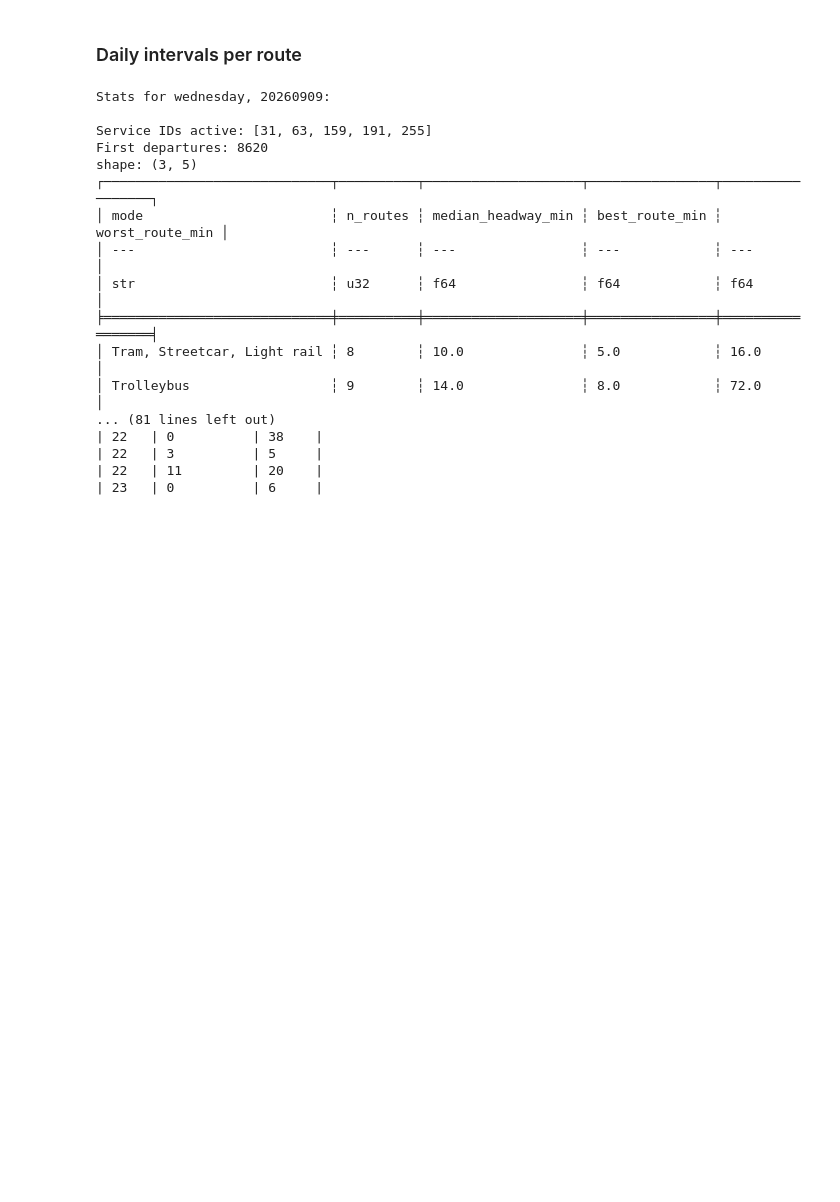
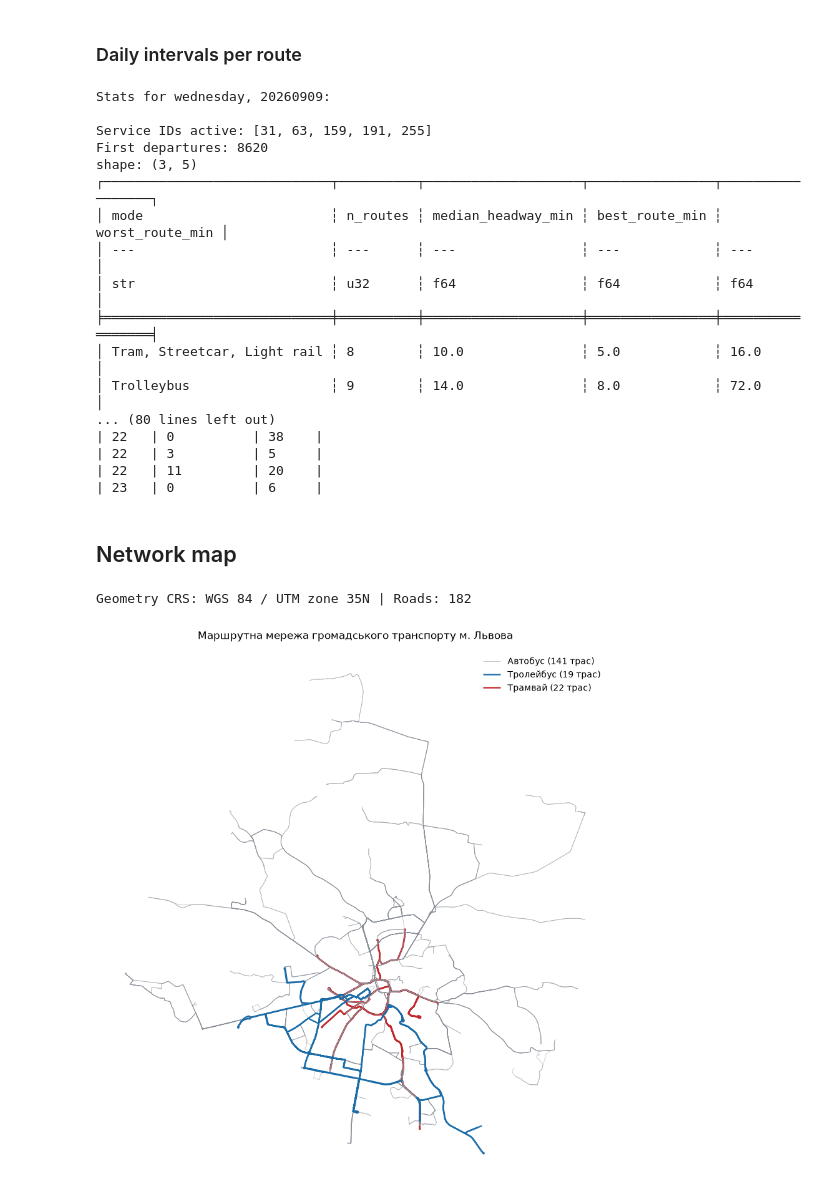
Before and after one commit to rojikaru/route-optimization, a Jupyter notebook: notebooks/research.ipynb, the cells around one changed output. Drawn from its saved outputs; the diff is of its cells as text; code cells hidden in the pictures; blank space fills up the shorter version.

Commit message:
feat(research): station graph

```diff
--- a/notebooks/research.ipynb
+++ b/notebooks/research.ipynb
@@ -21,6 +20,12 @@ Note: you may need to restart the kernel to use updated packages.
 ## Constants
 # %%
 from pathlib import Path
+import geopandas as gpd
+from shapely.geometry import LineString, Point
+import matplotlib.pyplot as plt
+import networkx as nx
+from scipy.cluster.hierarchy import fcluster, linkage
+from scipy.spatial.distance import pdist
 
 FOLDER_PATH = Path("../static")
 DELIMITER = "-" * 20
@@ -40,6 +45,8 @@ GTFS_ROUTE_TYPES = {
     "11": "Trolleybus",
     "12": "Monorail",
 }
+MODE_COLORS = {0: "#C1272D", 11: "#1B6CA8", 3: "#8A8F98"}
+MODE_NAMES_UA = {0: "Трамвай", 11: "Тролейбус", 3: "Автобус"}
 
 
 def partial_gtfs_route_types(route_types: list[str]) -> dict[str, str]:
@@ -58,6 +65,9 @@ DAYS_INDICES = {
     "saturday": 5,
     "sunday": 6,
 }
+
+OUT = Path("out")
+OUT.mkdir(exist_ok=True)
 # %% [markdown]
 ## GTFS datasets samples
 # %%
@@ -581,9 +591,11 @@ def route_intervals_per_day(day_of_week: str, date_in_feed_range: int) -> pl.Dat
                 "best_route_min",
                 "worst_route_min",
             ]
-        )
+        ),
+        end="\n\n",
     )
-    print("\nTop 10 routes by median headway:")
+
+    print("Top 10 routes by median headway:")
     print(by_route.head(10))
     print(DELIMITER, end="\n\n")
 
@@ -596,7 +608,7 @@ def route_intervals_per_day(day_of_week: str, date_in_feed_range: int) -> pl.Dat
     with pl.Config(tbl_formatting="MARKDOWN") as cfg:
         cfg.set_tbl_cols(-1)
         cfg.set_tbl_rows(-1)
-        print("\nHourly trip counts:")
+        print("Hourly trip counts:")
         print(hourly)
 
     return by_route
@@ -616,8 +628,58 @@ shape: (3, 5)
 ╞═════════════════════════════╪══════════╪════════════════════╪════════════════╪═════════════════╡
 │ Tram, Streetcar, Light rail ┆ 8        ┆ 10.0               ┆ 5.0            ┆ 16.0            │
 │ Trolleybus                  ┆ 9        ┆ 14.0               ┆ 8.0            ┆ 72.0            │
-... (81 lines left out)
+... (80 lines left out)
 | 22   | 0          | 38    |
 | 22   | 3          | 5     |
 | 22   | 11         | 20    |
 | 23   | 0          | 6     |
+# %% [markdown]
+## Network map
+# %%
+shapes_df = dataframes["shapes"]
+
+# shape_id -> route_type (via trips; one shape may belong to only one route)
+shape_to_type = (
+    trips_df.join(routes_df, on="route_id", how="left")
+    .select(["shape_id", "route_type"])
+    .unique(subset=["shape_id"])
+)
+
+lines = (
+    shapes_df.sort(["shape_id", "shape_pt_sequence"])
+    .group_by("shape_id", maintain_order=True)
+    .agg([pl.col("shape_pt_lon"), pl.col("shape_pt_lat")])
+    .join(shape_to_type, on="shape_id", how="inner")
+)
+
+gdf = gpd.GeoDataFrame(
+    {"shape_id": lines["shape_id"], "route_type": lines["route_type"]},
+    geometry=[
+        LineString(zip(lo, la))
+        for lo, la in zip(lines["shape_pt_lon"], lines["shape_pt_lat"])
+    ],
+    crs="EPSG:4326",
+)
+gdf = gdf.to_crs(gdf.estimate_utm_crs())
+print("Geometry CRS:", gdf.crs.name, "| Roads:", len(gdf))
+
+fig, ax = plt.subplots(figsize=(11, 11))
+for rt in (3, 11, 0): # trams & trolleys on top
+    sub = gdf[gdf["route_type"] == rt]
+    if len(sub):
+        sub.plot(
+            ax=ax,
+            color=MODE_COLORS[rt],
+            linewidth=0.7 if rt == 3 else 1.8,
+            alpha=0.45 if rt == 3 else 0.95,
+            label=f"{MODE_NAMES_UA[rt]} ({sub['shape_id'].nunique()} трас)",
+            zorder=rt,
+        )
+ax.legend(loc="upper right", frameon=False)
+ax.set_axis_off()
+ax.set_title("Маршрутна мережа громадського транспорту м. Львова", pad=12)
+fig.savefig(OUT / "network_map.png", dpi=300, bbox_inches="tight")
+plt.show()
+# %% [output]
+Geometry CRS: WGS 84 / UTM zone 35N | Roads: 182
+[figure, added]
```
Also changed, not shown: parts of 7 cells of this notebook, 1 other file.
